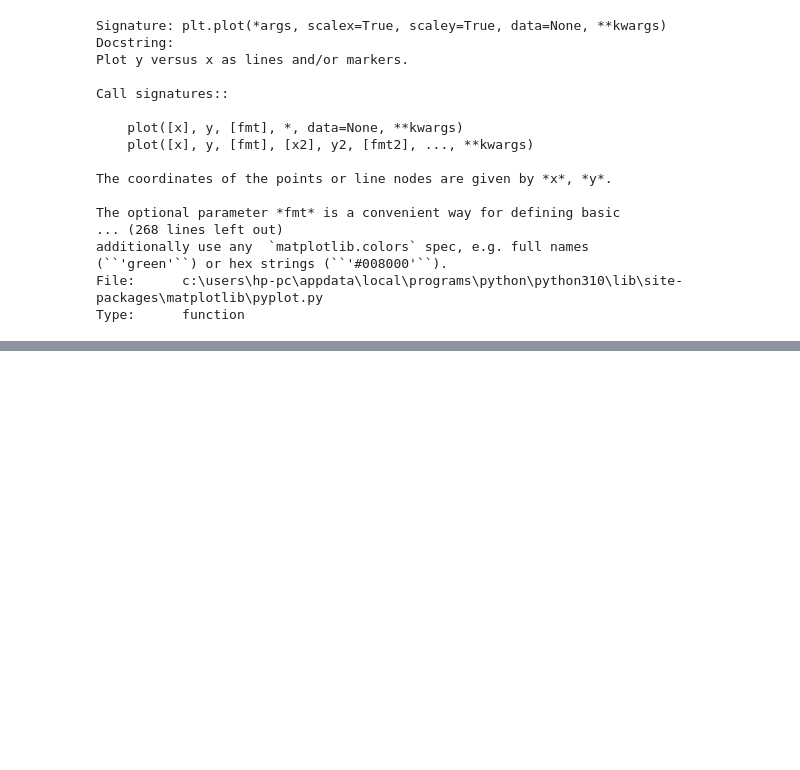
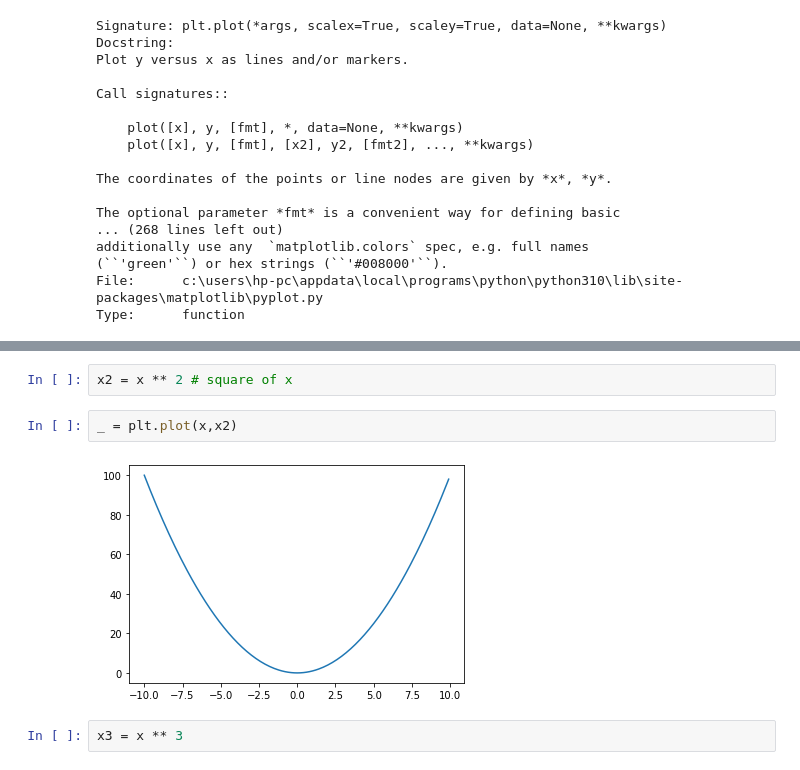
Before and after one commit to sameer5322/python_course, a Jupyter notebook: datascience/visualization_basics.ipynb, the cells around one changed output, grey strips where cells are left out. Cells and saved outputs as stored; diff of their text form; blank space fills up the shorter version.

```diff
--- a/datascience/visualization_basics.ipynb
+++ b/datascience/visualization_basics.ipynb
@@ -47,0 +53,8 @@ _ = plt.plot(x,y,'r*:')
+# %%
+x2 = x ** 2 # square of x
+# %%
+_ = plt.plot(x,x2)
+# %% [output]
+[figure, added]
+# %%
+x3 = x ** 3
```
Also changed, not shown: parts of 18 cells of this notebook.
